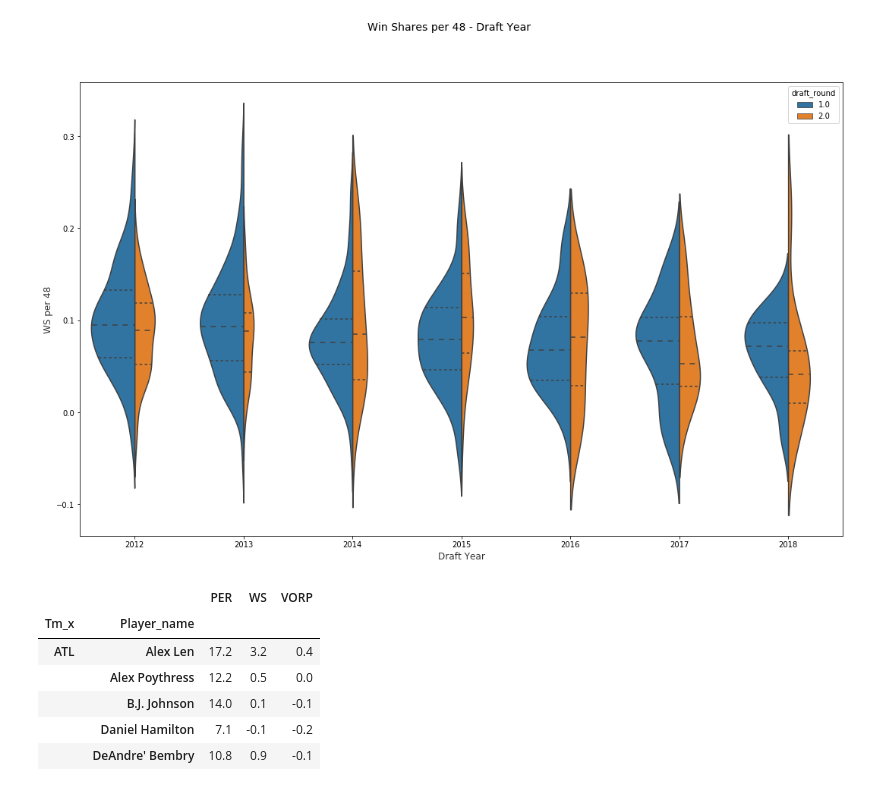
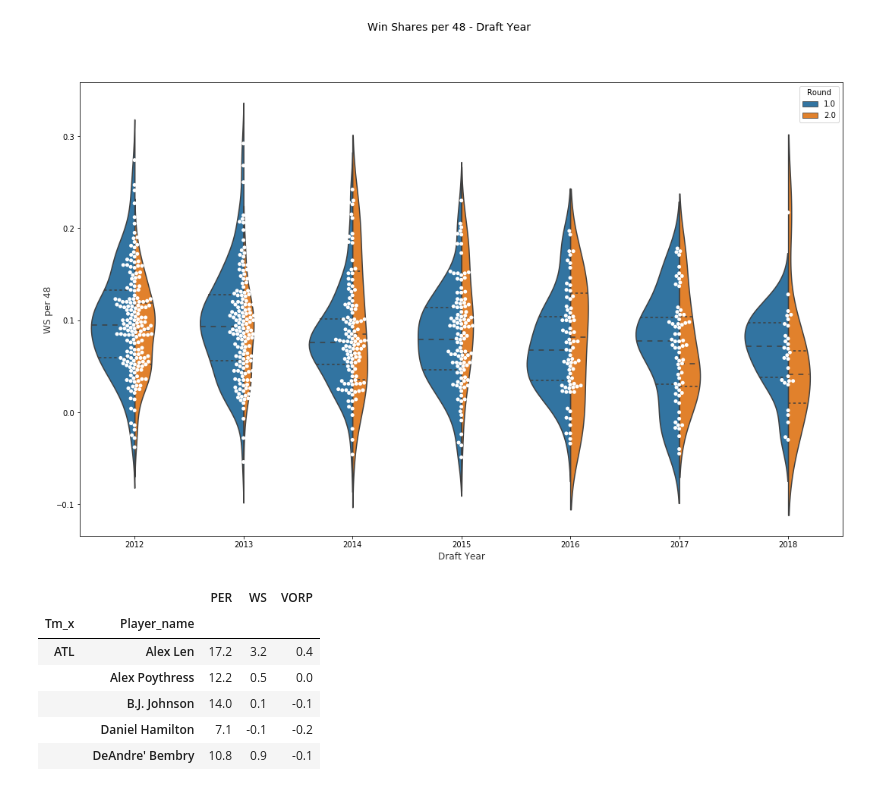
Before and after one commit to pwalesdi/NBA_Player_Prediction, a Jupyter notebook: NBA_Exploration.ipynb, the cells around one changed output. Saved outputs shown, nothing was run; the diff lists cells and outputs as text; code cells hidden in the pictures.

```diff
--- a/NBA_Exploration.ipynb
+++ b/NBA_Exploration.ipynb
@@ -65,17 +116,21 @@ f.savefig("ws_per48_dftYR_byRound_1.png")
 # %%
 f, (ax) = plt.subplots(1, 1, figsize=(18, 11))
 f.suptitle('Win Shares per 48 - Draft Year', fontsize=14)
 
-sns.violinplot(data=half_2,
+ax = sns.violinplot(data=half_2,
                x="DRAFT_YEAR+1", y="WS/48", hue='draft_round',
                ax=ax, split=True, inner="quart", orient="v", scale="count")
+ax = sns.swarmplot(x="DRAFT_YEAR+1", y="WS/48", data=half_2,
+                    color="white", edgecolor="gray")
+
 
 ax.set_xlabel("Draft Year",size=12,alpha=0.8)
 ax.set_ylabel("WS per 48",size=12,alpha=0.8)
+ax.legend(title='Round')
 ax.set(xticklabels=[2012, 2013, 2014, 2015, 2016, 2017, 2018]);
 f.savefig("ws_per48_dftYR_byRound_2.png")
 # %% [output]
-[figure, old version]
+[figure, new version]
 # %%
 nba.loc[nba['SEASON'] == 2019].groupby(['Tm_x', 'Player_name'])['PER', 'WS', 'VORP'].agg(sum)
 # %% [output]
```
Also changed, not shown: parts of 6 cells of this notebook, 9 other files.
